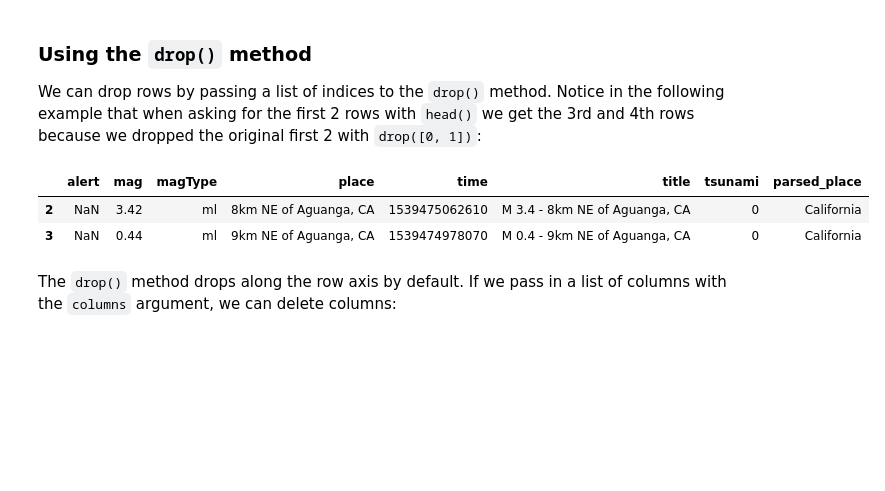
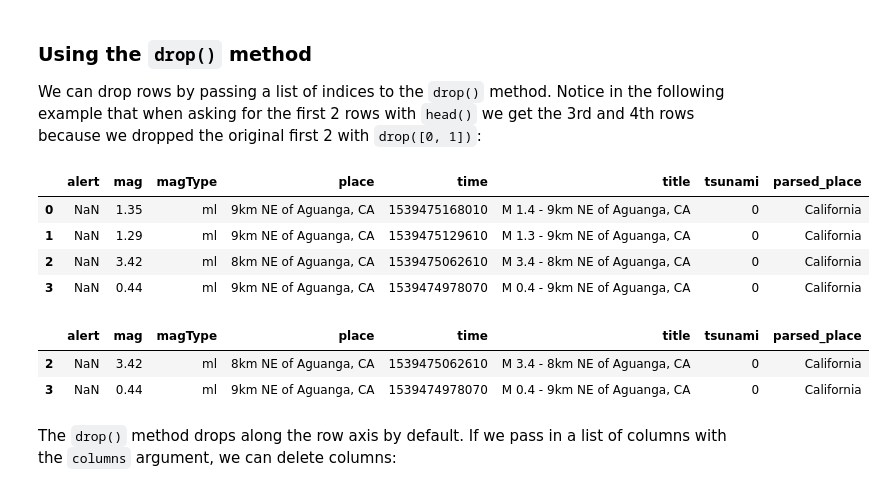
Before and after one commit to tgwon/ai4ml, a Jupyter notebook: week3/6-adding_and_removing_data.ipynb, the cells around one changed output. Cells and saved outputs as stored; diff of their text form; code cells hidden in the pictures; blank space fills up the shorter version.

```diff
--- a/week3/6-adding_and_removing_data.ipynb
+++ b/week3/6-adding_and_removing_data.ipynb
@@ -296,12 +371,24 @@ df[mag_negative].head()
 # %% [markdown]
 ### Using the `drop()` method
 We can drop rows by passing a list of indices to the `drop()` method. Notice in the following example that when asking for the first 2 rows with `head()` we get the 3rd and 4th rows because we dropped the original first 2 with `drop([0, 1])`:
-# %%
-df.drop([0, 1]).head(2)
-# %% [output]
-|  | alert | mag | magType | place | time | title | tsunami | parsed_place |
-| 2 | NaN | 3.42 | ml | 8km NE of Aguanga, CA | 1539475062610 | M 3.4 - 8km NE of Aguanga, CA | 0 | California |
-| 3 | NaN | 0.44 | ml | 9km NE of Aguanga, CA | 1539474978070 | M 0.4 - 9km NE of Aguanga, CA | 0 | California |
+# %%
+df.head(4)
+# %% [output]
+|  | alert | mag | magType | place | time | title | tsunami | parsed_place |
+| 0 | NaN | 1.35 | ml | 9km NE of Aguanga, CA | 1539475168010 | M 1.4 - 9km NE of Aguanga, CA | 0 | California |
+| 1 | NaN | 1.29 | ml | 9km NE of Aguanga, CA | 1539475129610 | M 1.3 - 9km NE of Aguanga, CA | 0 | California |
+| 2 | NaN | 3.42 | ml | 8km NE of Aguanga, CA | 1539475062610 | M 3.4 - 8km NE of Aguanga, CA | 0 | California |
+| 3 | NaN | 0.44 | ml | 9km NE of Aguanga, CA | 1539474978070 | M 0.4 - 9km NE of Aguanga, CA | 0 | California |
+# %%
+# axis = 0  행 삭제 (디폴트)
+# axis = 1  열 삭제 or columns = ~~ 로 지정해서 열 삭제도 가능
+# inplace=True
+
+df.drop([0, 1]).head(2)
+# %% [output]
+|  | alert | mag | magType | place | time | title | tsunami | parsed_place |
+| 2 | NaN | 3.42 | ml | 8km NE of Aguanga, CA | 1539475062610 | M 3.4 - 8km NE of Aguanga, CA | 0 | California |
+| 3 | NaN | 0.44 | ml | 9km NE of Aguanga, CA | 1539474978070 | M 0.4 - 9km NE of Aguanga, CA | 0 | California |
 # %% [markdown]
 The `drop()` method drops along the row axis by default. If we pass in a list of columns with the `columns` argument, we can delete columns:
 # %%
```
Also changed, not shown: parts of 16 cells of this notebook.
